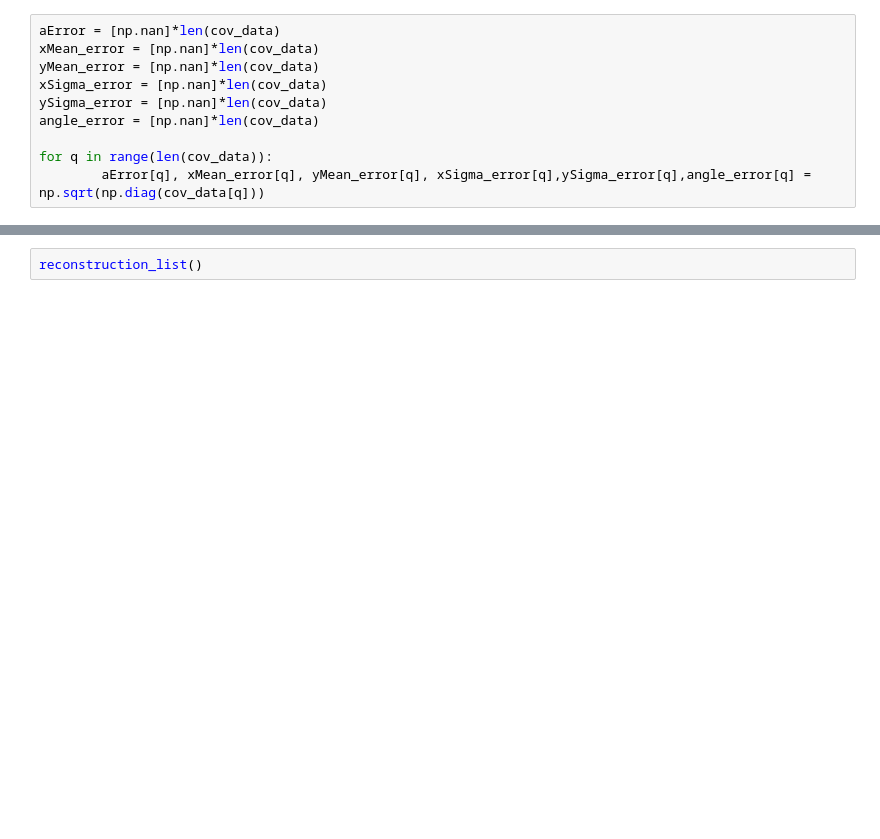
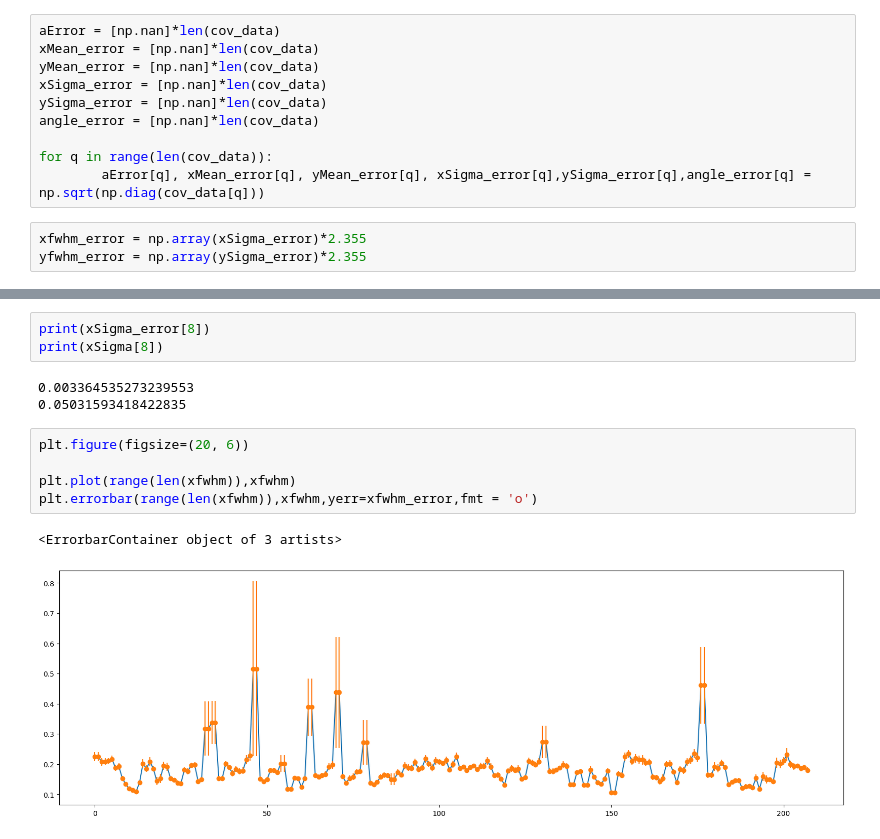
Before and after one commit to laureloneill/psf_source_localization, a Jupyter notebook: processBCgauss.ipynb, the cells around one changed output, grey strips where cells are left out. Drawn from its saved outputs; the diff is of its cells as text; blank space fills up the shorter version.

```diff
--- a/processBCgauss.ipynb
+++ b/processBCgauss.ipynb
@@ -63,3 +67,6 @@ angle_error = [np.nan]*len(cov_data)
 
 for q in range(len(cov_data)):
         aError[q], xMean_error[q], yMean_error[q], xSigma_error[q],ySigma_error[q],angle_error[q] = np.sqrt(np.diag(cov_data[q]))
+# %%
+xfwhm_error = np.array(xSigma_error)*2.355
+yfwhm_error = np.array(ySigma_error)*2.355
@@ -66,2 +101,14 @@ for q in range(len(cov_data)):
 # %%
-reconstruction_list()
+print(xSigma_error[8])
+print(xSigma[8])
+# %% [output]
+0.003364535273239553
+0.05031593418422835
+# %%
+plt.figure(figsize=(20, 6))
+
+plt.plot(range(len(xfwhm)),xfwhm)
+plt.errorbar(range(len(xfwhm)),xfwhm,yerr=xfwhm_error,fmt = 'o')
+# %% [output]
+<ErrorbarContainer object of 3 artists>
+[figure, added]
```
Also changed, not shown: parts of 13 cells of this notebook, 7 other files.
